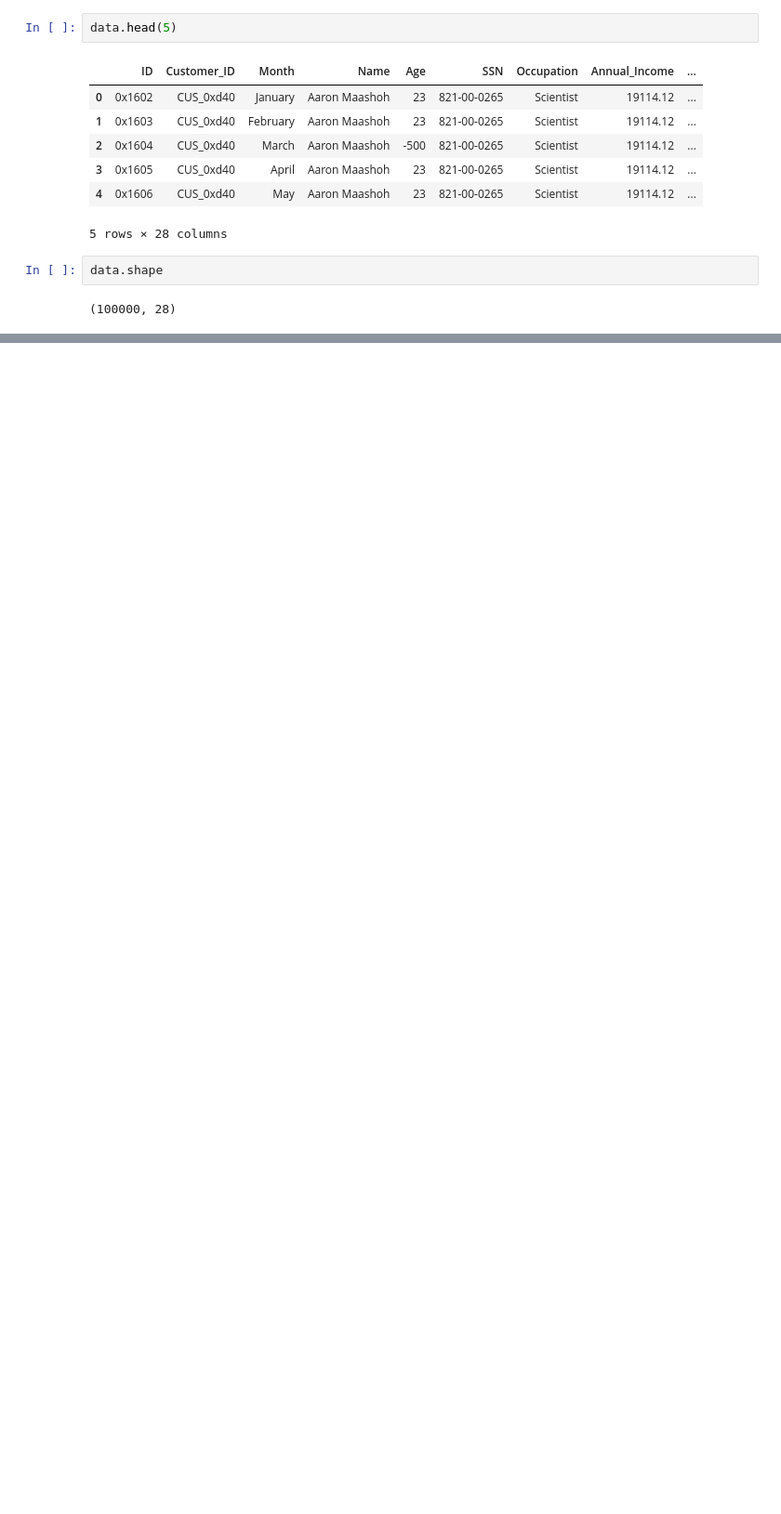
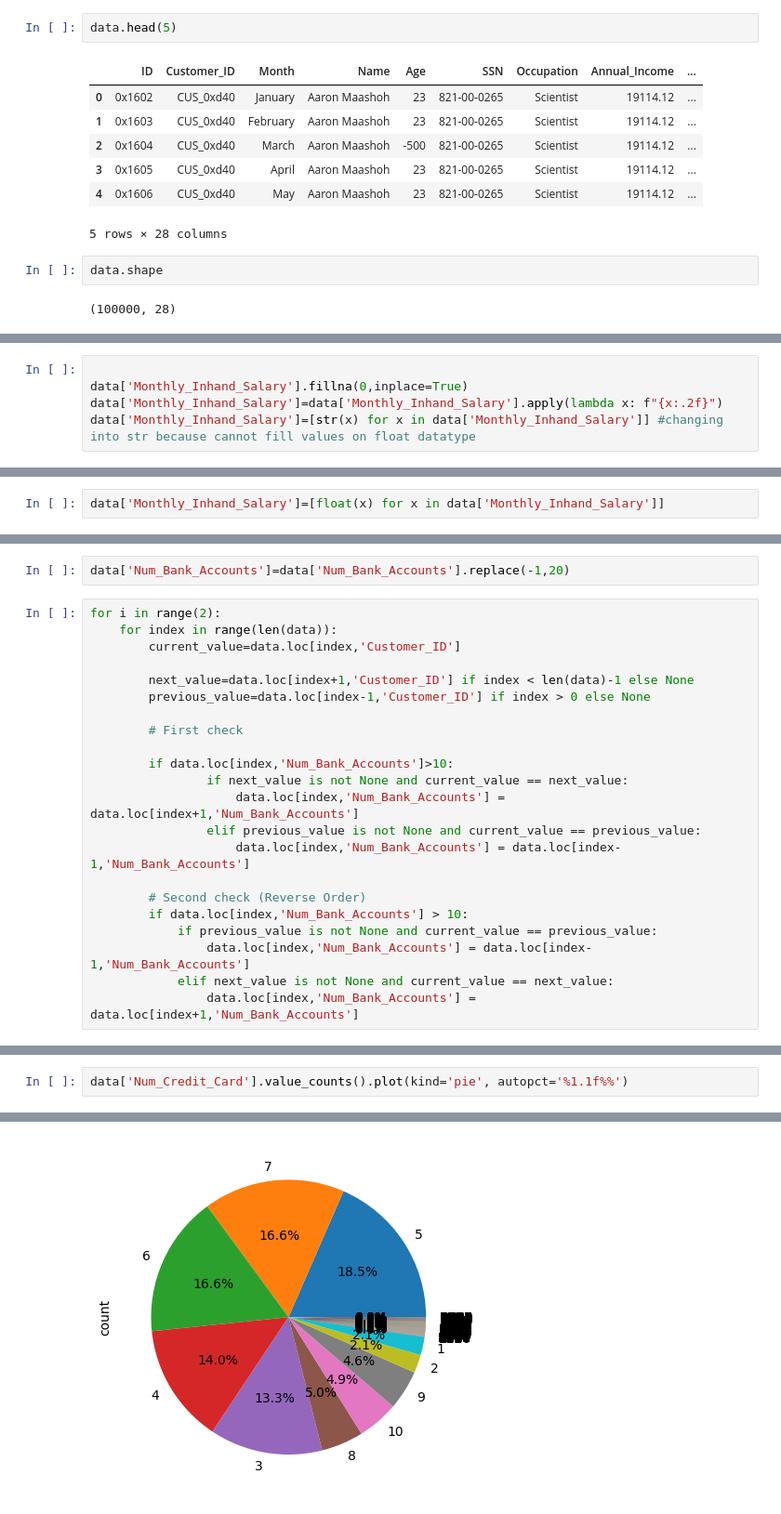
Before and after one commit to amanchauhan813/Credit-Score-Classification, a Jupyter notebook: notebooks/01_data_preprocessing.ipynb, the cells around one changed output, grey strips where cells are left out. Shown at 93% size. Drawn from its saved outputs; the diff is of its cells as text; blank space fills up the shorter version.

Commit message:
cleaned value untill Delay_from_due_date columns

```diff
--- a/notebooks/01_data_preprocessing.ipynb
+++ b/notebooks/01_data_preprocessing.ipynb
@@ -24,0 +304,5 @@ data.shape
+# %%
+
+data['Monthly_Inhand_Salary'].fillna(0,inplace=True)
+data['Monthly_Inhand_Salary']=data['Monthly_Inhand_Salary'].apply(lambda x: f"{x:.2f}")
+data['Monthly_Inhand_Salary']=[str(x) for x in data['Monthly_Inhand_Salary']] #changing into str because cannot fill values on float datatype
@@ -24,0 +340,2 @@ data.shape
+# %%
+data['Monthly_Inhand_Salary']=[float(x) for x in data['Monthly_Inhand_Salary']]
@@ -24,0 +370,24 @@ data.shape
+# %%
+data['Num_Bank_Accounts']=data['Num_Bank_Accounts'].replace(-1,20)
+# %%
+for i in range(2):
+    for index in range(len(data)):
+        current_value=data.loc[index,'Customer_ID']
+
+        next_value=data.loc[index+1,'Customer_ID'] if index < len(data)-1 else None
+        previous_value=data.loc[index-1,'Customer_ID'] if index > 0 else None
+
+        # First check
+
+        if data.loc[index,'Num_Bank_Accounts']>10:
+                if next_value is not None and current_value == next_value:
+                    data.loc[index,'Num_Bank_Accounts'] = data.loc[index+1,'Num_Bank_Accounts']
+                elif previous_value is not None and current_value == previous_value:
+                    data.loc[index,'Num_Bank_Accounts'] = data.loc[index-1,'Num_Bank_Accounts']
+
+        # Second check (Reverse Order)
+        if data.loc[index,'Num_Bank_Accounts'] > 10:
+            if previous_value is not None and current_value == previous_value:
+                data.loc[index,'Num_Bank_Accounts'] = data.loc[index-1,'Num_Bank_Accounts']
+            elif next_value is not None and current_value == next_value:
+                data.loc[index,'Num_Bank_Accounts'] = data.loc[index+1,'Num_Bank_Accounts']
@@ -24,0 +398,3 @@ data.shape
+# %%
+data['Num_Credit_Card'].value_counts().plot(kind='pie', autopct='%1.1f%%')
+# %% [output]
@@ -24,0 +402 @@ data.shape
+[figure, added]
```
Also changed, not shown: parts of 45 cells of this notebook.
